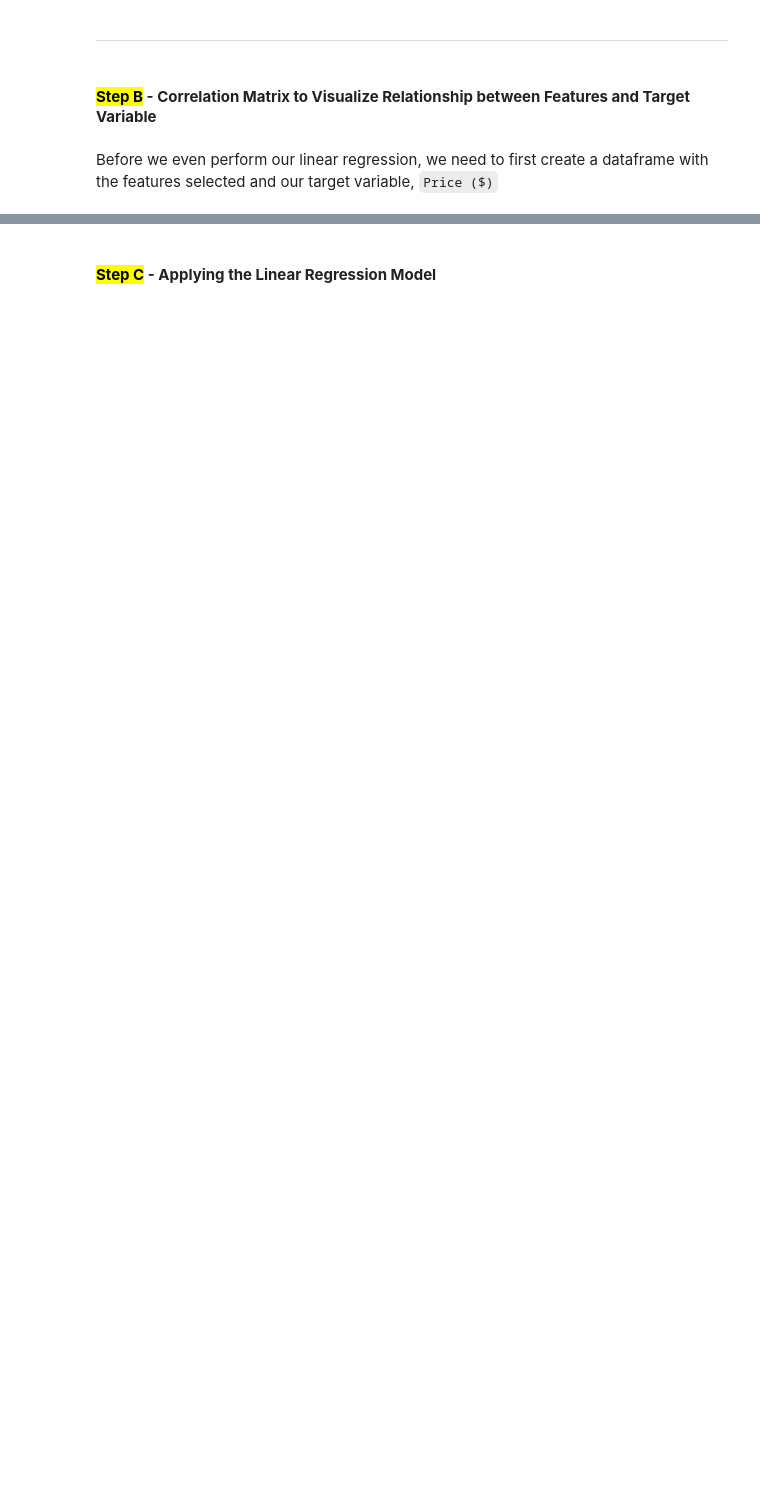
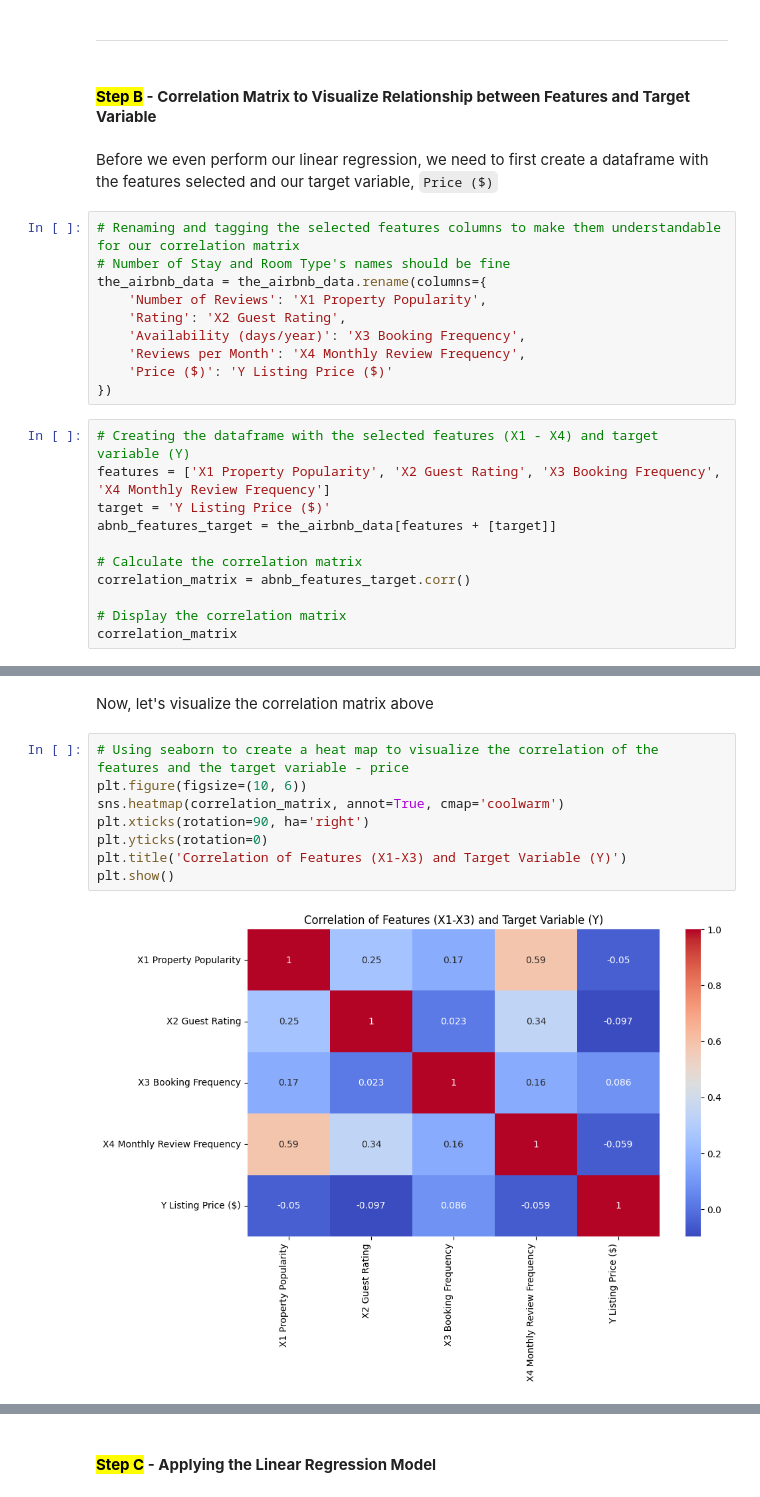
Before and after one commit to theorignalmapdcodex/dtk530-eye-twelve, a Jupyter notebook: dtk530_i12_aic-wl.ipynb, the cells around one changed output, grey strips where cells are left out. Drawn from its saved outputs; the diff is of its cells as text; blank space fills up the shorter version.

```diff
--- a/dtk530_i12_aic-wl.ipynb
+++ b/dtk530_i12_aic-wl.ipynb
@@ -257,3 +259,24 @@ By focusing on reviews, ratings, and availability, I believe I've identified a s
 #### **<mark>Step B</mark> - Correlation Matrix to Visualize Relationship between Features and Target Variable**
 # %% [markdown]
 Before we even perform our linear regression, we need to first create a dataframe with the features selected and our target variable, `Price ($)`
+# %%
+# Renaming and tagging the selected features columns to make them understandable for our correlation matrix
+# Number of Stay and Room Type's names should be fine
+the_airbnb_data = the_airbnb_data.rename(columns={
+    'Number of Reviews': 'X1 Property Popularity',
+    'Rating': 'X2 Guest Rating',
+    'Availability (days/year)': 'X3 Booking Frequency',
+    'Reviews per Month': 'X4 Monthly Review Frequency',
+    'Price ($)': 'Y Listing Price ($)'
+})
+# %%
+# Creating the dataframe with the selected features (X1 - X4) and target variable (Y)
+features = ['X1 Property Popularity', 'X2 Guest Rating', 'X3 Booking Frequency', 'X4 Monthly Review Frequency']
+target = 'Y Listing Price ($)'
+abnb_features_target = the_airbnb_data[features + [target]]
+
+# Calculate the correlation matrix
+correlation_matrix = abnb_features_target.corr()
+
+# Display the correlation matrix
+correlation_matrix
@@ -259,0 +303,12 @@ Before we even perform our linear regression, we need to first create a datafram
+# %% [markdown]
+Now, let's visualize the correlation matrix above
+# %%
+# Using seaborn to create a heat map to visualize the correlation of the features and the target variable - price
+plt.figure(figsize=(10, 6))
+sns.heatmap(correlation_matrix, annot=True, cmap='coolwarm')
+plt.xticks(rotation=90, ha='right')
+plt.yticks(rotation=0)
+plt.title('Correlation of Features (X1-X3) and Target Variable (Y)')
+plt.show()
+# %% [output]
+[figure, added]
```
Also changed, not shown: parts of 8 cells of this notebook.
